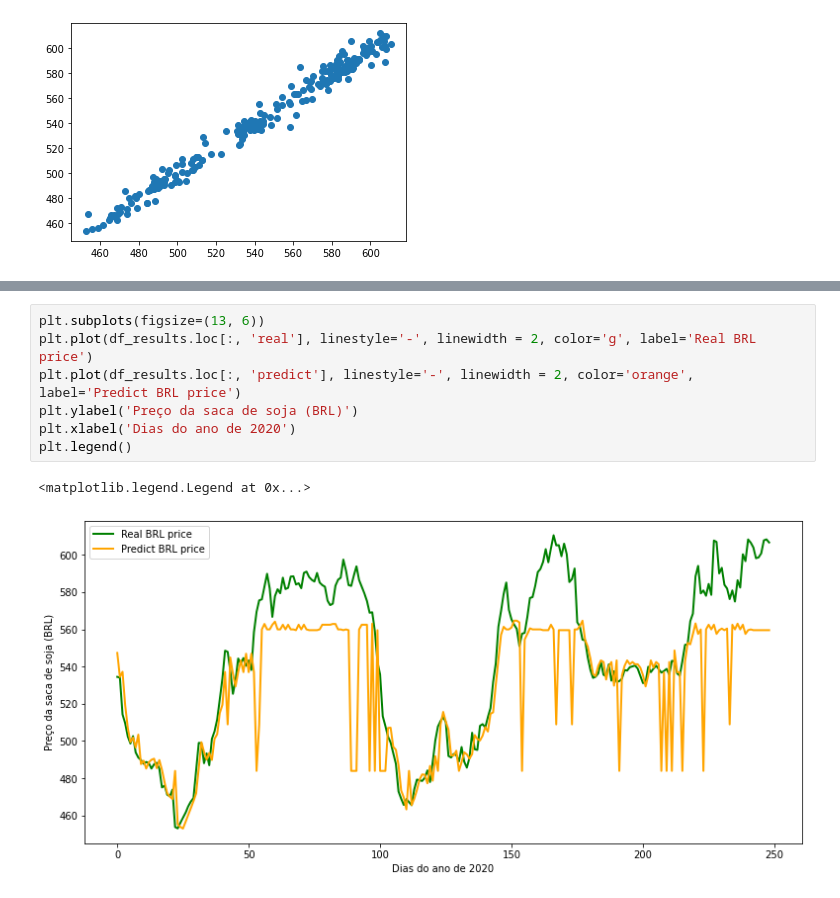
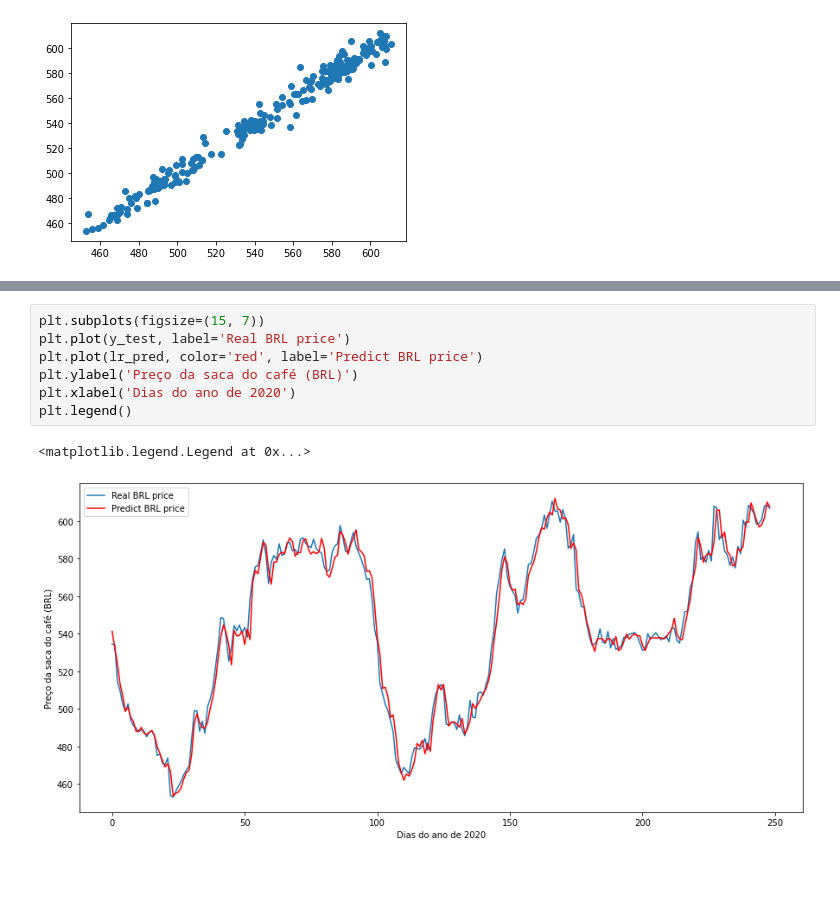
Before and after one commit to MTeodoroV/Tcc-bdag, a Jupyter notebook: coffee/coffee.ipynb, the cells around one changed output, grey strips where cells are left out. Drawn from its saved outputs; the diff is of its cells as text.

```diff
--- a/coffee/coffee.ipynb
+++ b/coffee/coffee.ipynb
@@ -135,10 +118,10 @@ df_results
 # %%
-plt.subplots(figsize=(13, 6))
-plt.plot(df_results.loc[:, 'real'], linestyle='-', linewidth = 2, color='g', label='Real BRL price')
-plt.plot(df_results.loc[:, 'predict'], linestyle='-', linewidth = 2, color='orange', label='Predict BRL price')
-plt.ylabel('Preço da saca de soja (BRL)')
+plt.subplots(figsize=(15, 7))
+plt.plot(y_test, label='Real BRL price')
+plt.plot(lr_pred, color='red', label='Predict BRL price')
+plt.ylabel('Preço da saca do café (BRL)')
 plt.xlabel('Dias do ano de 2020')
 plt.legend()
 # %% [output]
 <matplotlib.legend.Legend at 0x...>
-[figure, old version]
+[figure, new version]
```
Also changed, not shown: parts of 2 cells of this notebook.
